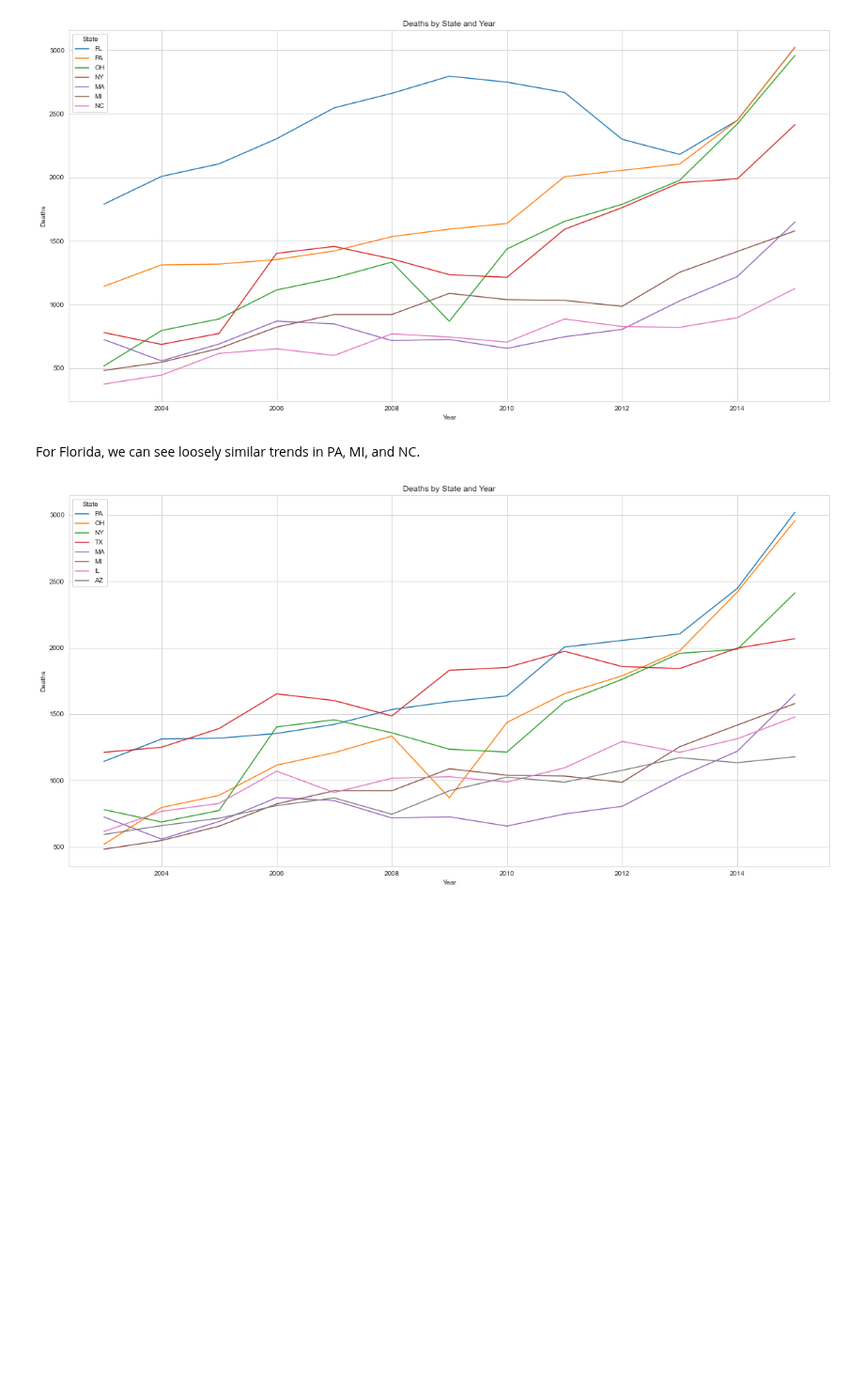
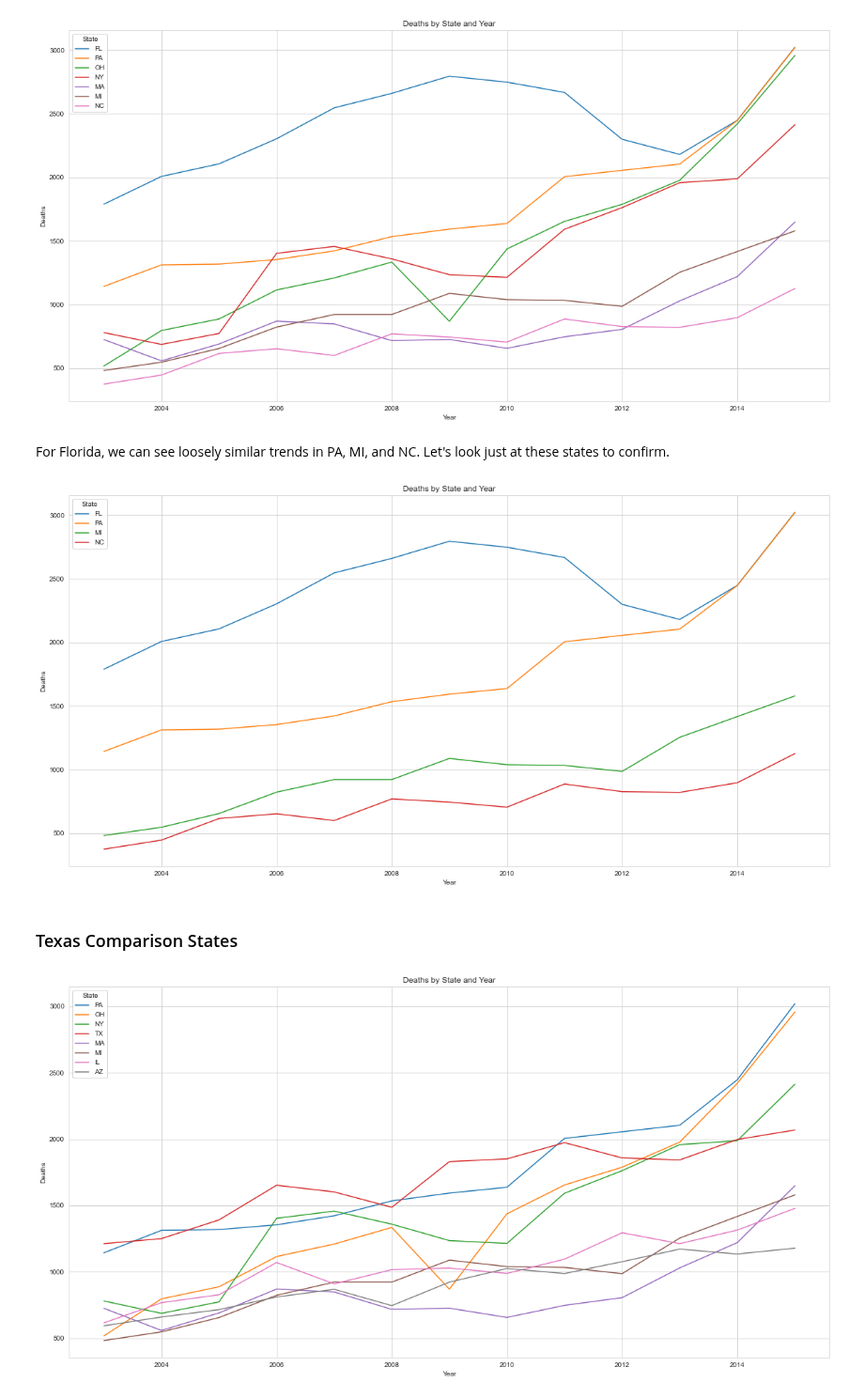
Before and after one commit to abzdel/Opioid-Analysis, a Jupyter notebook: pick_states.ipynb, the cells around one changed output. Shown at 94% size. Saved outputs shown, nothing was run; the diff lists cells and outputs as text; code cells hidden in the pictures; blank space fills up the shorter version.

Commit message:
added more plots

```diff
--- a/pick_states.ipynb
+++ b/pick_states.ipynb
@@ -140,7 +142,22 @@ plt.show()
 # %% [output]
 [figure]
 # %% [markdown]
-For Florida, we can see loosely similar trends in PA, MI, and NC.
+For Florida, we can see loosely similar trends in PA, MI, and NC. Let's look just at these states to confirm.
+# %%
+# plot deaths across years for every state
+import matplotlib.pyplot as plt
+import seaborn as sns
+
+sns.set_style("whitegrid")
+plt.figure(figsize=(20, 10))
+sns.lineplot(data=fl_comp[fl_comp["State"].isin(["PA", "MI", "NC", "FL"])], x="Year", y="Deaths", hue="State", markers = True)
+plt.title("Deaths by State and Year")
+
+plt.show()
+# %% [output]
+[figure, added]
+# %% [markdown]
+### Texas Comparison States
 # %%
 # plot deaths across years for every state
 import matplotlib.pyplot as plt
```
Also changed, not shown: parts of 4 cells of this notebook.
